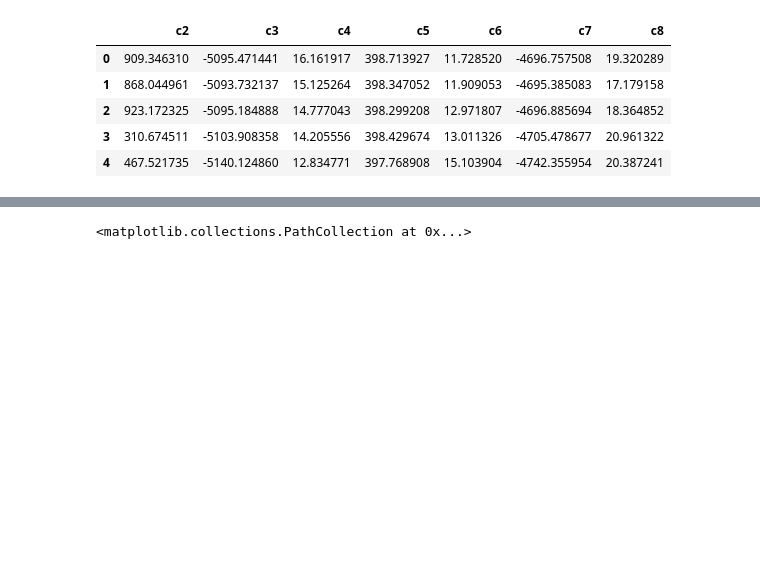
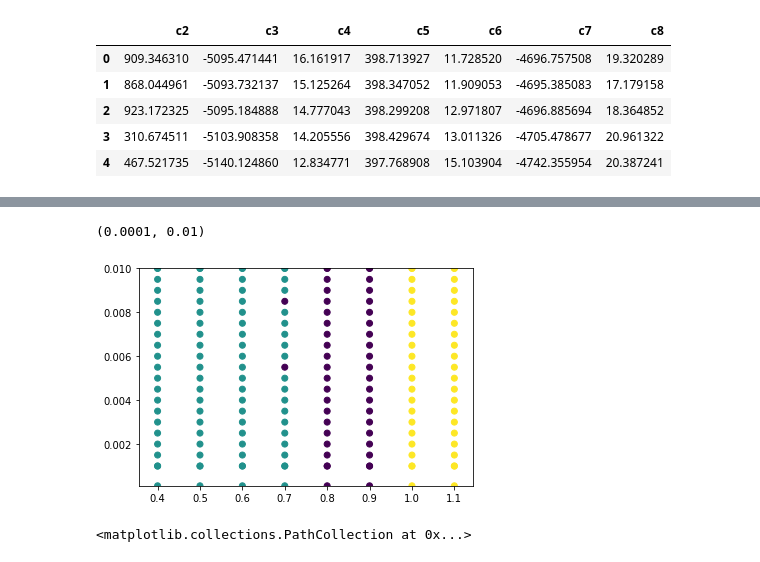
Before and after one commit to AlexVTimofeev/phaseTransitionML, a Jupyter notebook: Clustering1000.ipynb, the cells around one changed output, grey strips where cells are left out. Cells and saved outputs as stored; diff of their text form; code cells hidden in the pictures; blank space fills up the shorter version.

```diff
--- a/Clustering1000.ipynb
+++ b/Clustering1000.ipynb
@@ -49,3 +50,9 @@ plt.scatter(x,y,c=kmeans)
+# %%
+plt.scatter(x,y,c=kmeans)
+plt.ylim(.0001,.01)
+# %% [output]
+(0.0001, 0.01)
+[figure, added]
 # %%
 from sklearn.cluster import AgglomerativeClustering
 # %%
```
Also changed, not shown: parts of 4 cells of this notebook.
